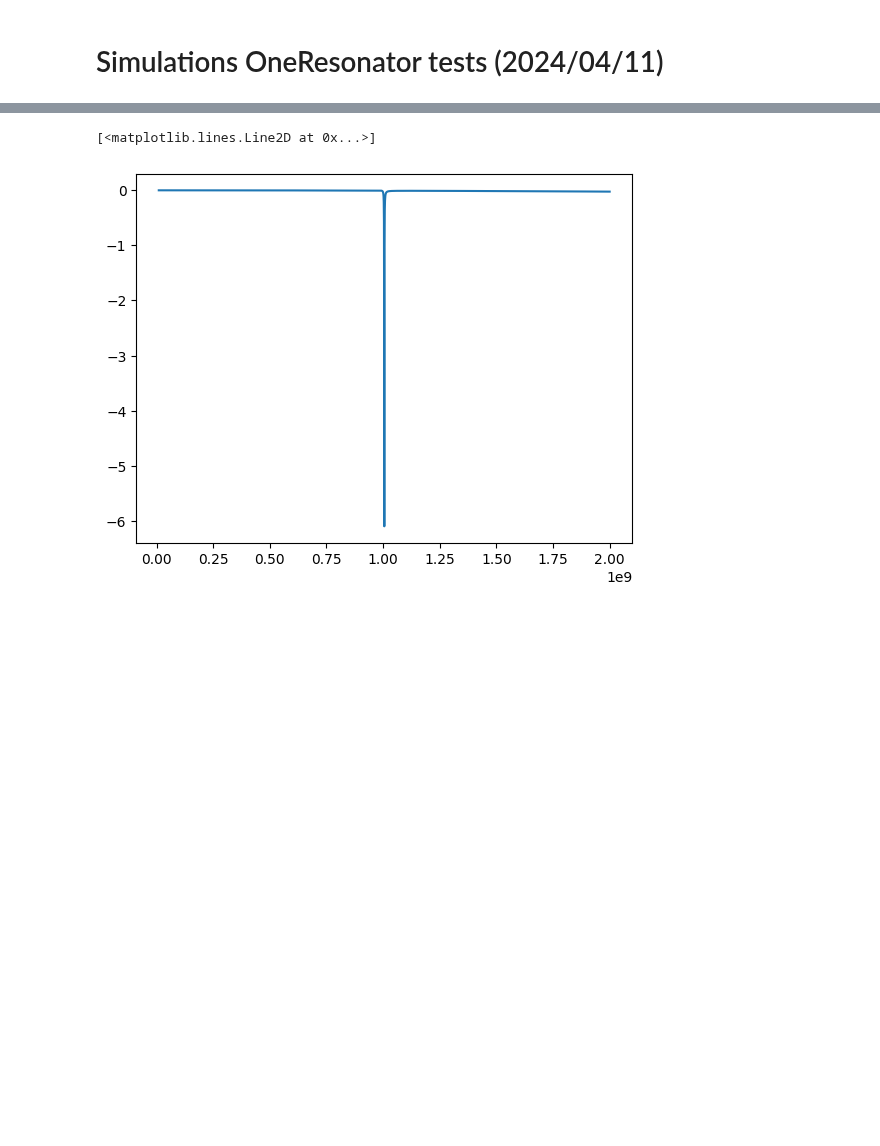
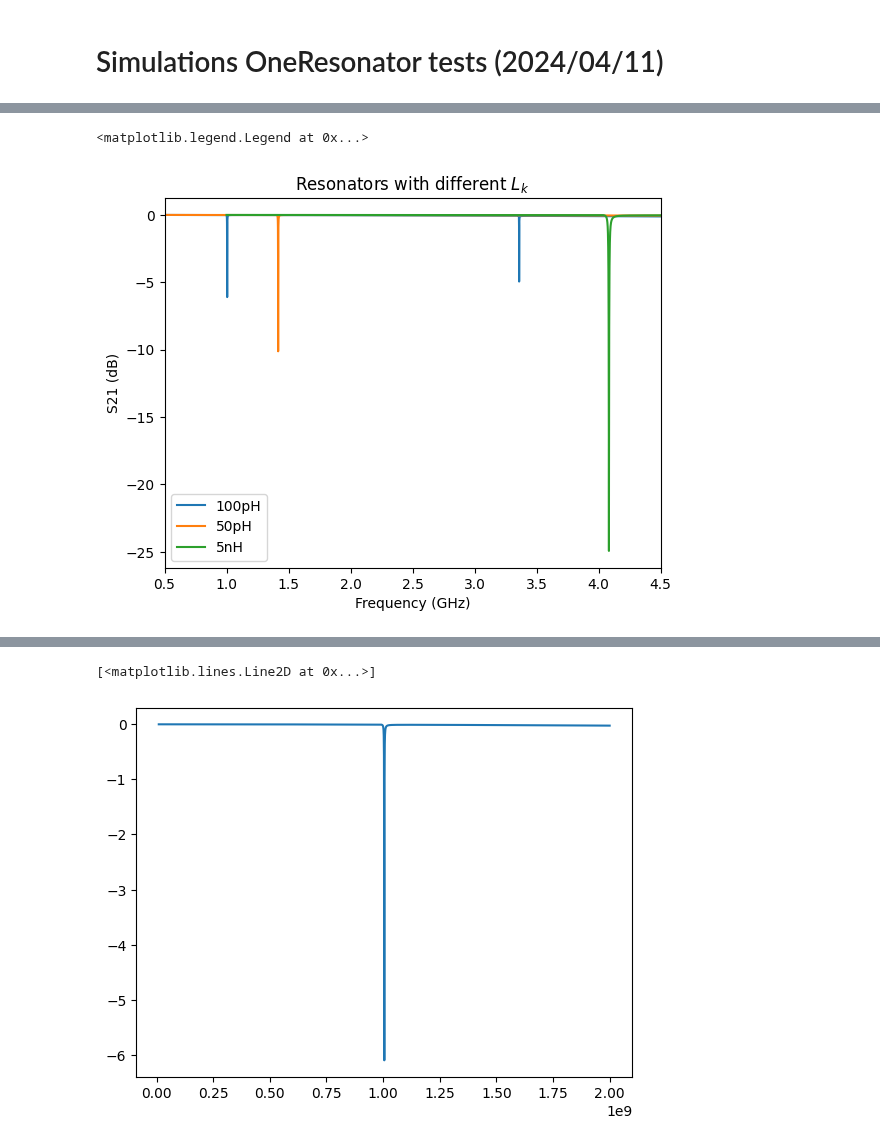
Before and after one commit to cbelo/resonators, a Jupyter notebook: Schuster_Resonators/simulations.ipynb, the cells around one changed output, grey strips where cells are left out. Drawn from its saved outputs; the diff is of its cells as text; code cells hidden in the pictures; blank space fills up the shorter version.

```diff
--- a/Schuster_Resonators/simulations.ipynb
+++ b/Schuster_Resonators/simulations.ipynb
@@ -37,0 +35,12 @@ for file in file_list:
+# %%
+plt.plot(d_OR['S21_100pH']['freq']*1e-9,d_OR['S21_100pH']['amp'], label = '100pH')
+plt.plot(d_OR['S21_50pH']['freq']*1e-9,d_OR['S21_50pH']['amp'], label = '50pH')
+plt.plot(d_OR['S21_5pH']['freq']*1e-9,d_OR['S21_5pH']['amp'], label = '5nH')
+plt.xlabel('Frequency (GHz)')
+plt.ylabel('S21 (dB)')
+plt.xlim(0.5, 4.5)
+plt.title('Resonators with different $L_k$')
+plt.legend()
+# %% [output]
+<matplotlib.legend.Legend at 0x...>
+[figure, added]
```
Also changed, not shown: parts of 14 cells of this notebook, 1 other file.
